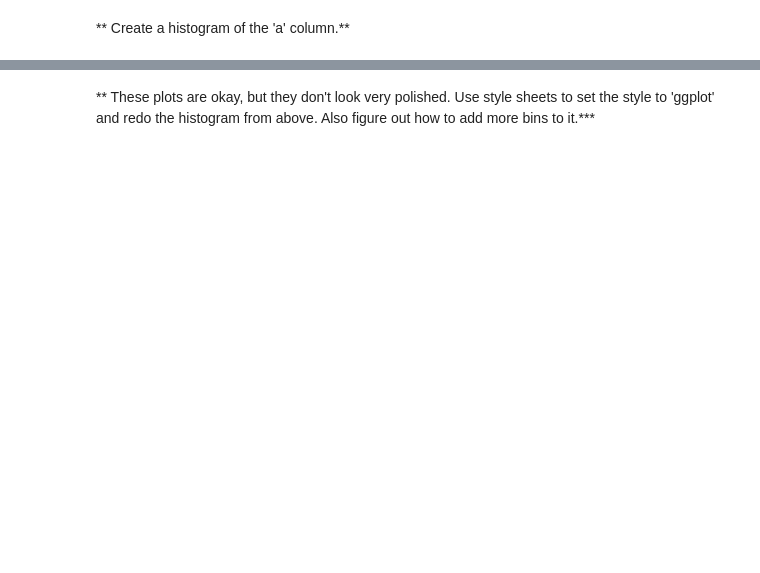
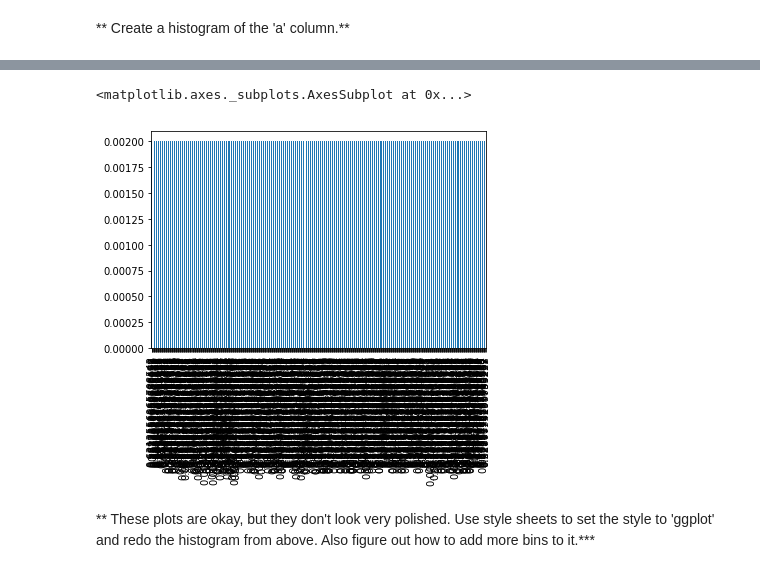
Before and after one commit to BethanyJep/100DaysOfMlCode, a Jupyter notebook: 02-Pandas Data Visualization Exercise.ipynb, the cells around one changed output, grey strips where cells are left out. Saved outputs shown, nothing was run; the diff lists cells and outputs as text; code cells hidden in the pictures; blank space fills up the shorter version.

```diff
--- a/02-Pandas Data Visualization Exercise.ipynb
+++ b/02-Pandas Data Visualization Exercise.ipynb
@@ -47,2 +46,8 @@ df3.head()
+# %%
+# Solution here
+(df3['a'].value_counts(normalize=True)).plot.bar(x='a', y='percentage')
+# %% [output]
+<matplotlib.axes._subplots.AxesSubplot at 0x...>
+[figure, added]
 # %% [markdown]
 ** These plots are okay, but they don't look very polished. Use style sheets to set the style to 'ggplot' and redo the histogram from above. Also figure out how to add more bins to it.***
```
Also changed, not shown: parts of 5 cells of this notebook, 6 other files.
